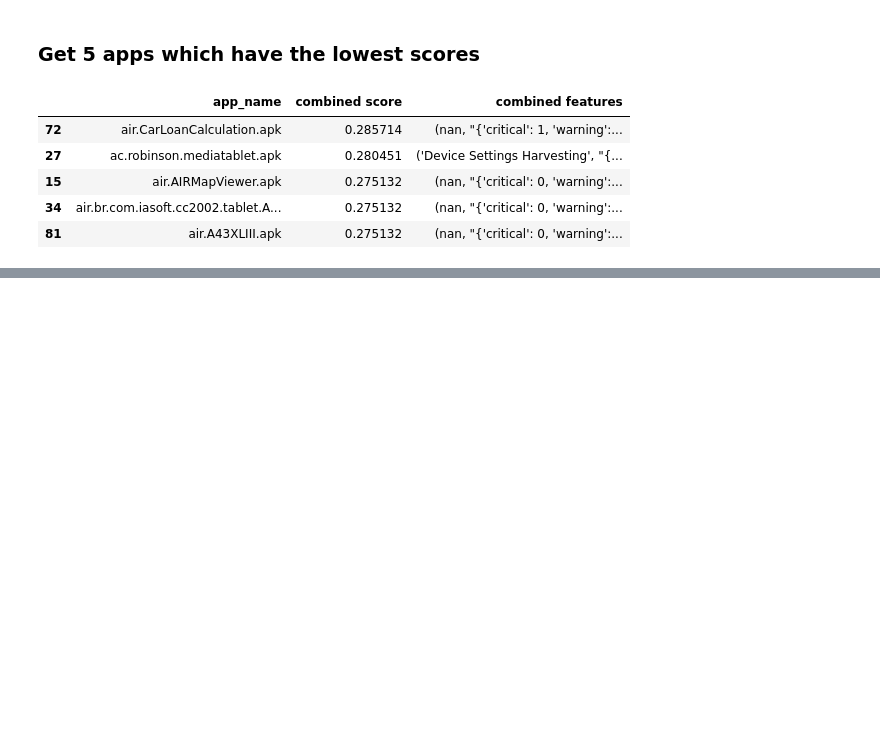
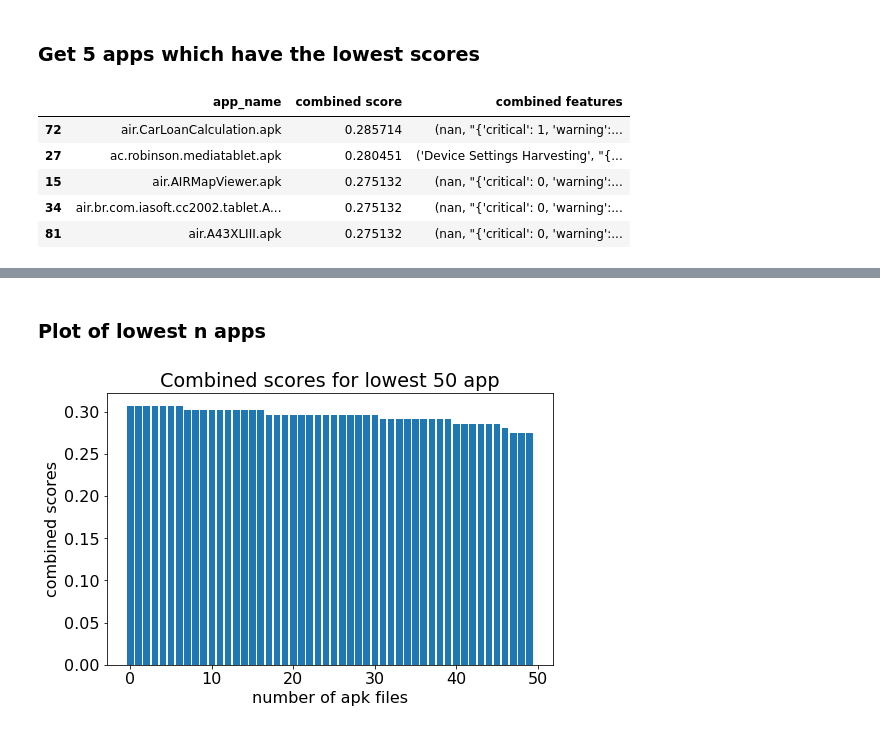
Before and after one commit to zahrafitrianti/atsp-project, a Jupyter notebook: example_apps.ipynb, the cells around one changed output, grey strips where cells are left out. Saved outputs shown, nothing was run; the diff lists cells and outputs as text; code cells hidden in the pictures; blank space fills up the shorter version.

```diff
--- a/example_apps.ipynb
+++ b/example_apps.ipynb
@@ -30,0 +58,13 @@ display(lowest5)
+# %% [markdown]
+### Plot of lowest n apps
+# %%
+n = 50
+dat = df.sort_values('combined score', ascending=False).tail(50)
+plt.figure(figsize=(8,5))
+plt.title(f'Combined scores for lowest {n} app')
+plt.bar(np.arange(0, dat.shape[0]), dat['combined score'])
+plt.xlabel('number of apk files')
+plt.ylabel('combined scores')
+plt.show()
+# %% [output]
+[figure, added]
```
Also changed, not shown: parts of 6 cells of this notebook, 7 other files.
